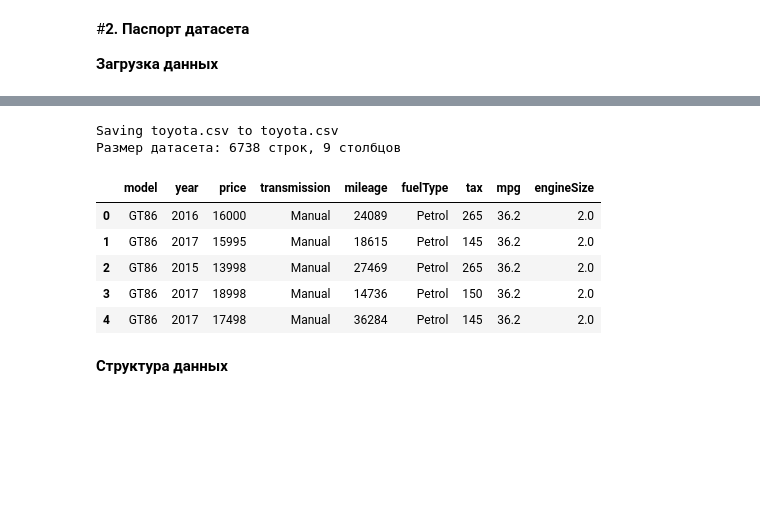
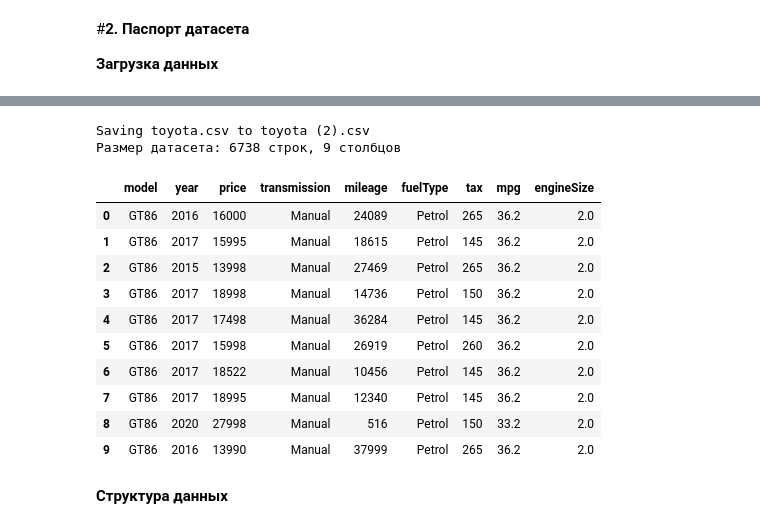
Before and after one commit to IlyaSemonchenkov/IAD_1, a Jupyter notebook: notebooks/01_data_understanding.ipynb, the cells around one changed output, grey strips where cells are left out. Cells and saved outputs as stored; diff of their text form; code cells hidden in the pictures; blank space fills up the shorter version.

```diff
--- a/notebooks/01_data_understanding.ipynb
+++ b/notebooks/01_data_understanding.ipynb
@@ -26,25 +32,30 @@
 # %%
 import pandas as pd
 import numpy as np
 import matplotlib.pyplot as plt
 import seaborn as sns
 
 from google.colab import files
 upl = files.upload()
 # Загрузка данных
 df = pd.read_csv('toyota.csv')  # Путь к вашему файлу
 print(f'Размер датасета: {df.shape[0]} строк, {df.shape[1]} столбцов')
-df.head()
+df.head(10)
 # %% [output]
 [interactive output not drawn]
-Saving toyota.csv to toyota.csv
+Saving toyota.csv to toyota (2).csv
 Размер датасета: 6738 строк, 9 столбцов
 |  | model | year | price | transmission | mileage | fuelType | tax | mpg | engineSize |
 | 0 | GT86 | 2016 | 16000 | Manual | 24089 | Petrol | 265 | 36.2 | 2.0 |
 | 1 | GT86 | 2017 | 15995 | Manual | 18615 | Petrol | 145 | 36.2 | 2.0 |
 | 2 | GT86 | 2015 | 13998 | Manual | 27469 | Petrol | 265 | 36.2 | 2.0 |
 | 3 | GT86 | 2017 | 18998 | Manual | 14736 | Petrol | 150 | 36.2 | 2.0 |
 | 4 | GT86 | 2017 | 17498 | Manual | 36284 | Petrol | 145 | 36.2 | 2.0 |
+| 5 | GT86 | 2017 | 15998 | Manual | 26919 | Petrol | 260 | 36.2 | 2.0 |
+| 6 | GT86 | 2017 | 18522 | Manual | 10456 | Petrol | 145 | 36.2 | 2.0 |
+| 7 | GT86 | 2017 | 18995 | Manual | 12340 | Petrol | 145 | 36.2 | 2.0 |
+| 8 | GT86 | 2020 | 27998 | Manual | 516 | Petrol | 150 | 33.2 | 2.0 |
+| 9 | GT86 | 2016 | 13990 | Manual | 37999 | Petrol | 265 | 36.2 | 2.0 |
 # %% [markdown]
 **Структура данных**
 # %%
```
Also changed, not shown: parts of 6 cells of this notebook.
